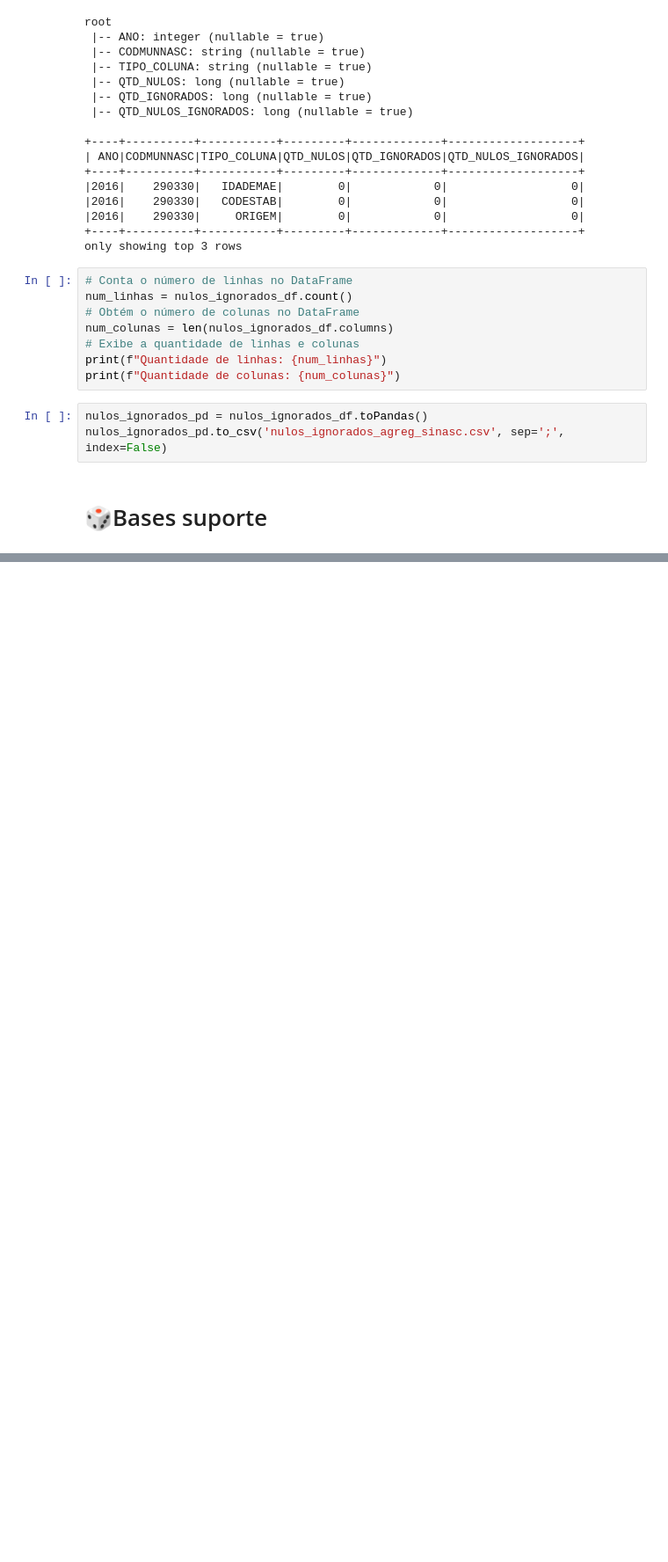
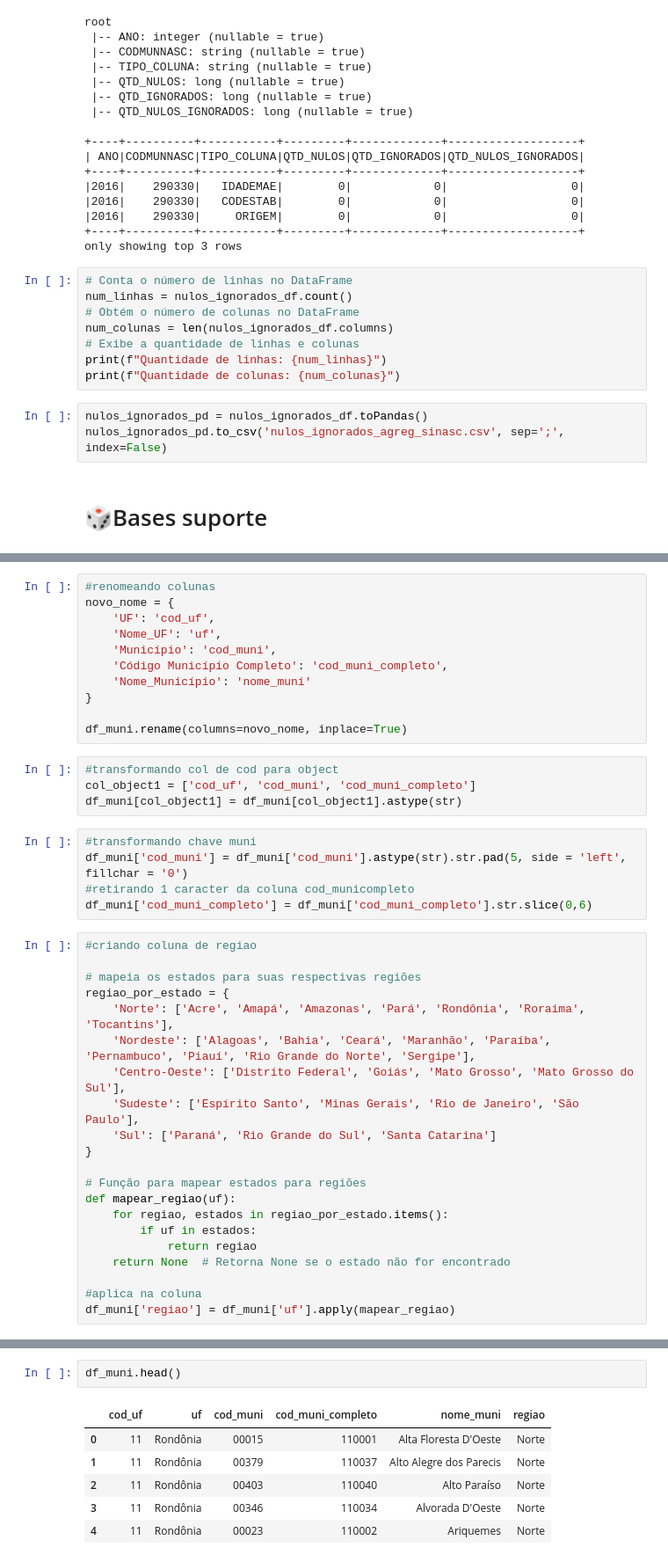
Before and after one commit to carolinegug/sinasc, a Jupyter notebook: sinasc_completude.ipynb, the cells around one changed output, grey strips where cells are left out. Shown: that part at 88% size. Saved outputs shown, nothing was run; the diff lists cells and outputs as text; blank space fills up the shorter version.

```diff
--- a/sinasc_completude.ipynb
+++ b/sinasc_completude.ipynb
@@ -355,0 +365,41 @@ nulos_ignorados_pd.to_csv('nulos_ignorados_agreg_sinasc.csv', sep=';', index=Fal
+# %%
+#renomeando colunas
+novo_nome = {
+    'UF': 'cod_uf',
+    'Nome_UF': 'uf',
+    'Município': 'cod_muni',
+    'Código Município Completo': 'cod_muni_completo',
+    'Nome_Município': 'nome_muni'
+}
+
+df_muni.rename(columns=novo_nome, inplace=True)
+# %%
+#transformando col de cod para object
+col_object1 = ['cod_uf', 'cod_muni', 'cod_muni_completo']
+df_muni[col_object1] = df_muni[col_object1].astype(str)
+# %%
+#transformando chave muni
+df_muni['cod_muni'] = df_muni['cod_muni'].astype(str).str.pad(5, side = 'left', fillchar = '0')
+#retirando 1 caracter da coluna cod_municompleto
+df_muni['cod_muni_completo'] = df_muni['cod_muni_completo'].str.slice(0,6)
+# %%
+#criando coluna de regiao
+
+# mapeia os estados para suas respectivas regiões
+regiao_por_estado = {
+    'Norte': ['Acre', 'Amapá', 'Amazonas', 'Pará', 'Rondônia', 'Roraima', 'Tocantins'],
+    'Nordeste': ['Alagoas', 'Bahia', 'Ceará', 'Maranhão', 'Paraíba', 'Pernambuco', 'Piauí', 'Rio Grande do Norte', 'Sergipe'],
+    'Centro-Oeste': ['Distrito Federal', 'Goiás', 'Mato Grosso', 'Mato Grosso do Sul'],
+    'Sudeste': ['Espírito Santo', 'Minas Gerais', 'Rio de Janeiro', 'São Paulo'],
+    'Sul': ['Paraná', 'Rio Grande do Sul', 'Santa Catarina']
+}
+
+# Função para mapear estados para regiões
+def mapear_regiao(uf):
+    for regiao, estados in regiao_por_estado.items():
+        if uf in estados:
+            return regiao
+    return None  # Retorna None se o estado não for encontrado
+
+#aplica na coluna
+df_muni['regiao'] = df_muni['uf'].apply(mapear_regiao)
@@ -355,0 +422,9 @@ nulos_ignorados_pd.to_csv('nulos_ignorados_agreg_sinasc.csv', sep=';', index=Fal
+# %%
+df_muni.head()
+# %% [output]
+|  | cod_uf | uf | cod_muni | cod_muni_completo | nome_muni | regiao |
+| 0 | 11 | Rondônia | 00015 | 110001 | Alta Floresta D'Oeste | Norte |
+| 1 | 11 | Rondônia | 00379 | 110037 | Alto Alegre dos Parecis | Norte |
+| 2 | 11 | Rondônia | 00403 | 110040 | Alto Paraíso | Norte |
+| 3 | 11 | Rondônia | 00346 | 110034 | Alvorada D'Oeste | Norte |
+| 4 | 11 | Rondônia | 00023 | 110002 | Ariquemes | Norte |
```
Also changed, not shown: parts of 3 cells of this notebook.
